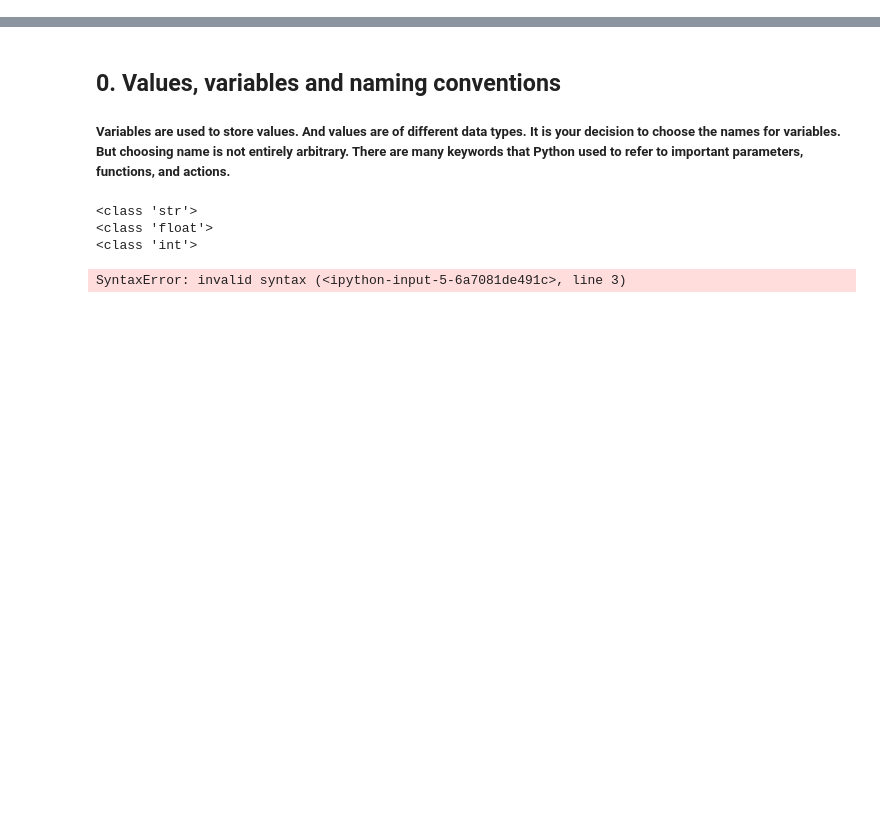
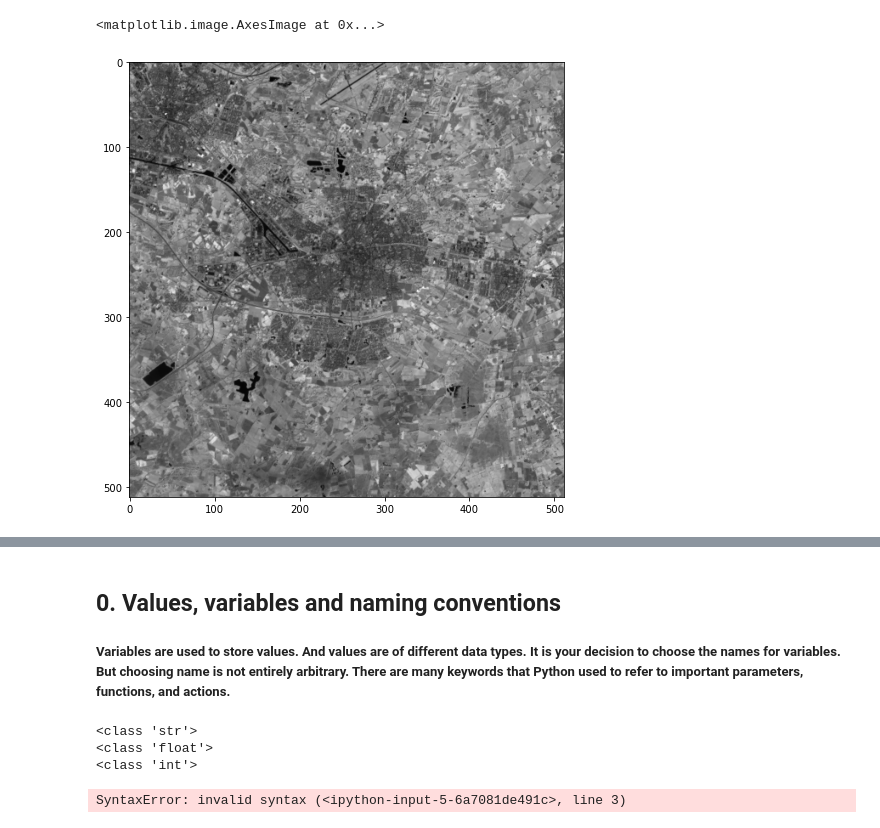
Before and after one commit to jonwangio/Programming-Basics, a Jupyter notebook: UPM1_py01.ipynb, the cells around one changed output, grey strips where cells are left out. Saved outputs shown, nothing was run; the diff lists cells and outputs as text; code cells hidden in the pictures; blank space fills up the shorter version.

```diff
--- a/UPM1_py01.ipynb
+++ b/UPM1_py01.ipynb
@@ -61,0 +108,37 @@ l = len(data)
+# %%
+# Subset from the original image and visualize
+
+# Windown size (in pixels) for croping a subset
+xsize, ysize = 512, 512
+
+# Generate window location by fixing upper-left corner around Enschede
+xoff, yoff = 4350, 1900
+
+# Create a Window and calculate the transform from the source dataset
+window = rasterio.windows.Window(xoff, yoff, xsize, ysize)
+#transform_b5 = b5.window_transform(window)  # For band 5
+
+window = rasterio.windows.Window(xoff, yoff, xsize, ysize)
+#transform_b4 = b4.window_transform(window)  # For band 4
+
+# Create a new cropped raster to write to
+#profile_b5 = b5.profile  # For band 5
+#profile_b5.update({
+#    'height': xsize,
+#    'width': ysize,
+#    'transform': transform_b5})
+
+#profile_b4 = b4.profile  # For band 4
+#profile_b4.update({
+#    'height': xsize,
+#    'width': ysize,
+#    'transform': transform_b4})
+
+b5_crop = b5.read(window=window)  # Crop band 5
+b4_crop = b4.read(window=window)  # Crop band 4
+
+plt.figure(figsize = (8,8))
+plt.imshow(b5_crop[0], cmap='gray')
+# %% [output]
+<matplotlib.image.AxesImage at 0x...>
+[figure, added]
```
Also changed, not shown: parts of 69 cells of this notebook, 15 other files.
